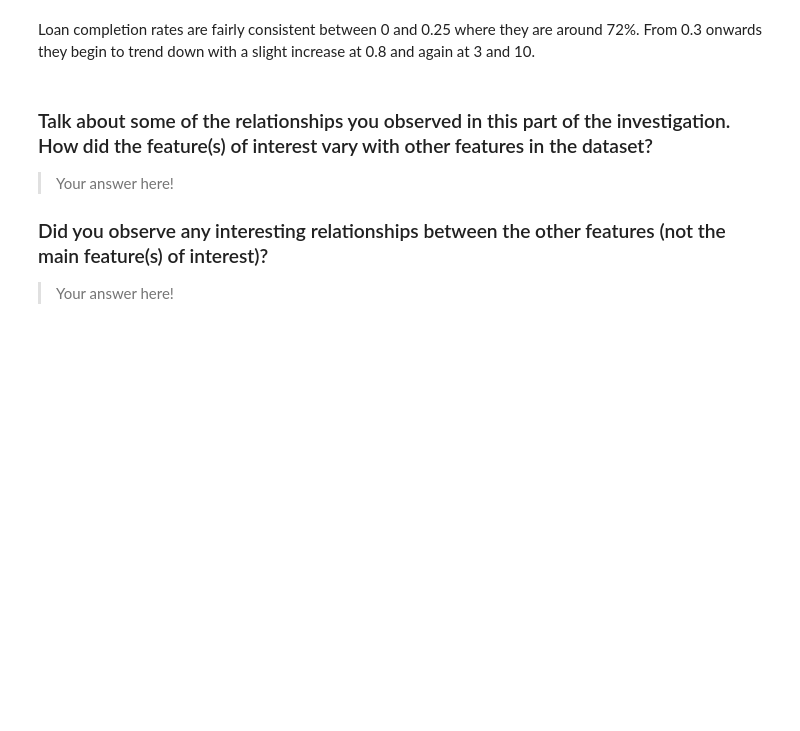
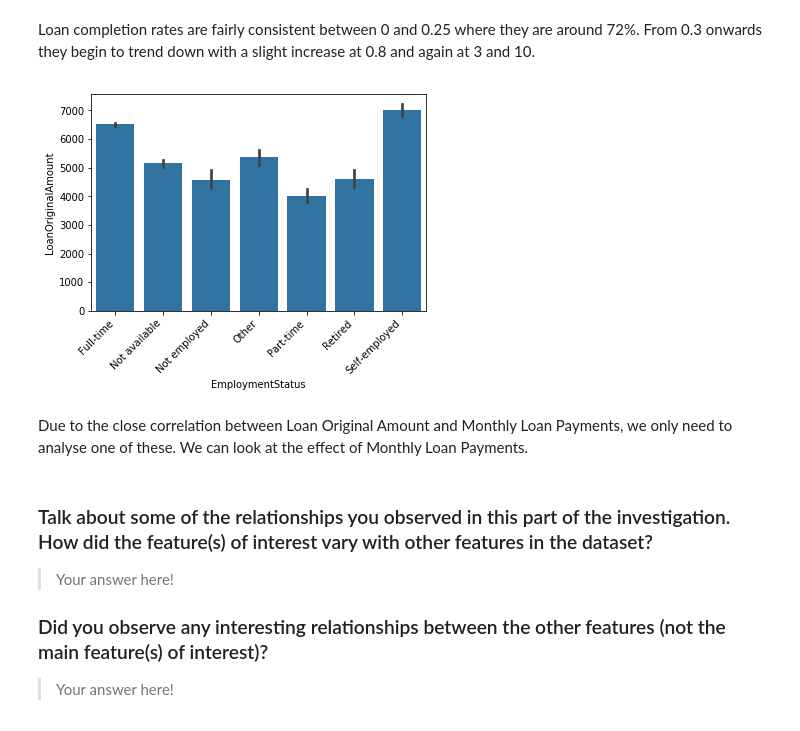
Before and after one commit to Jeffro80/DAND_Communicate_Findings, a Jupyter notebook: exploration-WORKING.ipynb, the cells around one changed output. Saved outputs shown, nothing was run; the diff lists cells and outputs as text; code cells hidden in the pictures; blank space fills up the shorter version.

```diff
--- a/exploration-WORKING.ipynb
+++ b/exploration-WORKING.ipynb
@@ -905,5 +914,12 @@ Loan completion rates are fairly consistent between 0 and 0.25 where they are ar
 # %%
 # Compare Loan Outcome Status and Original Loan Amounts
+base_color = sb.color_palette()[0]
+sb.barplot(data = loans, x = 'EmploymentStatus', y='LoanOriginalAmount',color=base_color)
+plt.xticks(rotation=45, horizontalalignment='right');
+# %% [output]
+[figure, added]
+# %% [markdown]
+Due to the close correlation between Loan Original Amount and Monthly Loan Payments, we only need to analyse one of these. We can look at the effect of Monthly Loan Payments.
 # %%
 # Compare Loan Outcome Status and Monthly Loan Payments
 # %%
```
Also changed, not shown: parts of 11 cells of this notebook.
